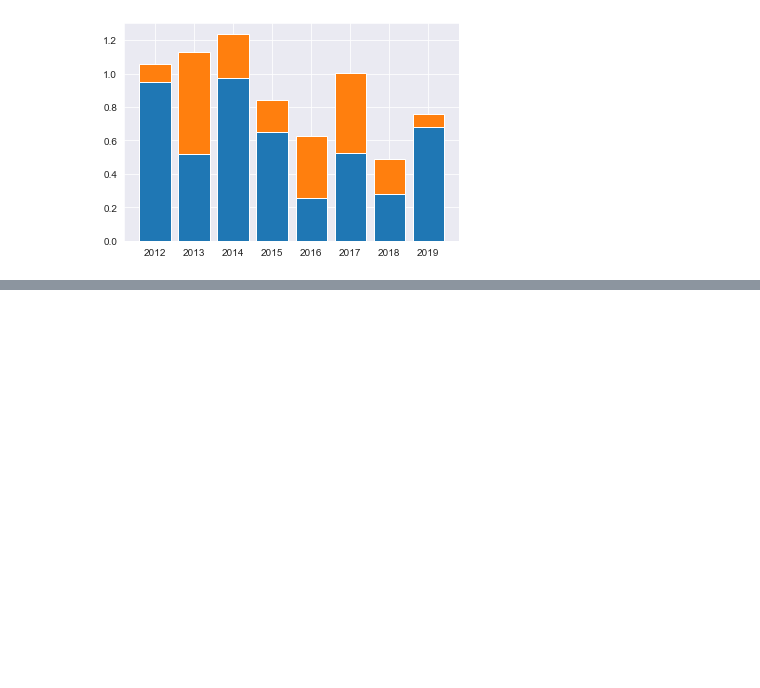
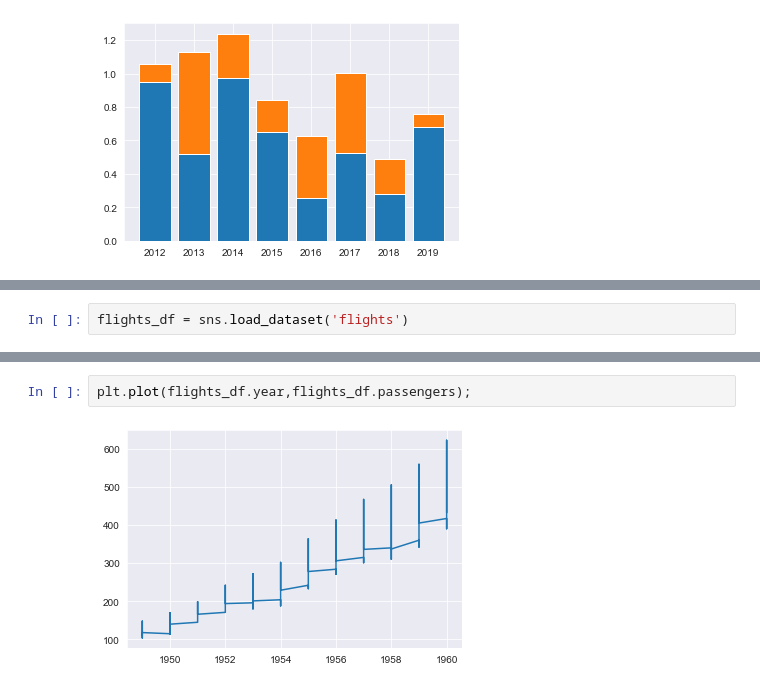
Before and after one commit to mekken2/EDA-Squad, a Jupyter notebook: Jovian_matplot_sns/Jovian_matplotlib_sns.ipynb, the cells around one changed output, grey strips where cells are left out. Saved outputs shown, nothing was run; the diff lists cells and outputs as text; blank space fills up the shorter version.

```diff
--- a/Jovian_matplot_sns/Jovian_matplotlib_sns.ipynb
+++ b/Jovian_matplot_sns/Jovian_matplotlib_sns.ipynb
@@ -314,0 +317,2 @@ sns.barplot('total_bill','day',hue='smoker',data=tips_df)
+# %%
+flights_df = sns.load_dataset('flights')
@@ -314,0 +335,4 @@ sns.barplot('total_bill','day',hue='smoker',data=tips_df)
+# %%
+plt.plot(flights_df.year,flights_df.passengers);
+# %% [output]
+[figure, added]
```
Also changed, not shown: parts of 21 cells of this notebook.
